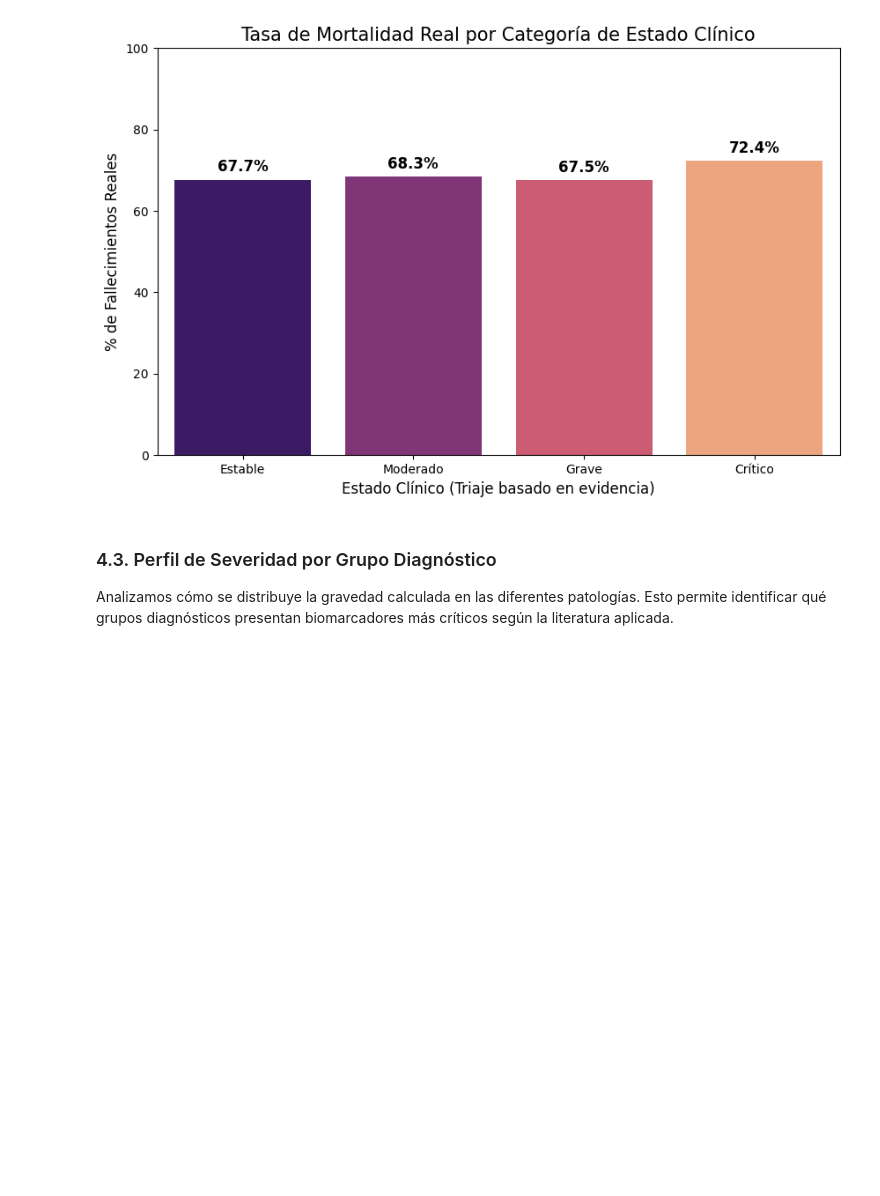
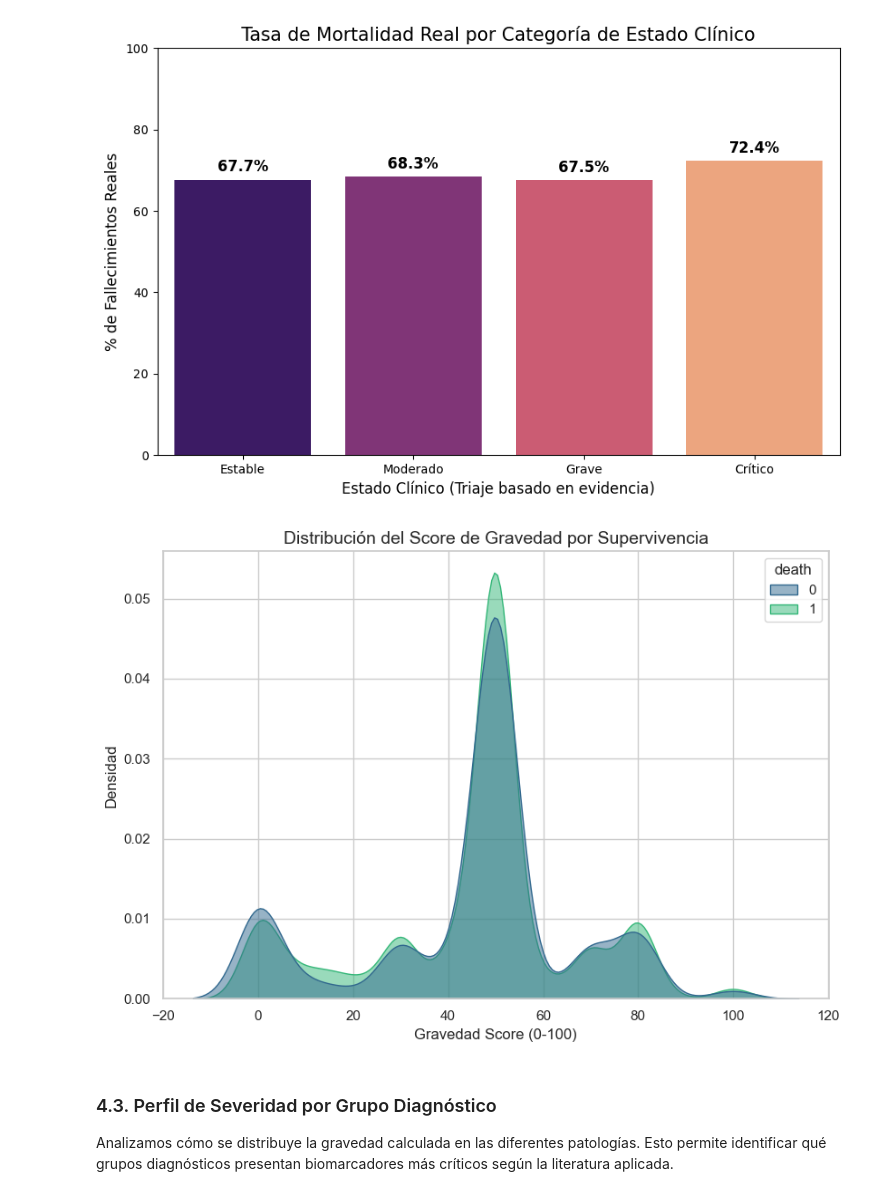
Before and after one commit to nrapun/proyecto_AA, a Jupyter notebook: notebook_proyectoAA.ipynb, the cells around one changed output. Drawn from its saved outputs; the diff is of its cells as text; code cells hidden in the pictures; blank space fills up the shorter version.

```diff
--- a/notebook_proyectoAA.ipynb
+++ b/notebook_proyectoAA.ipynb
@@ -529,6 +535,25 @@ for i, val in enumerate(mortalidad_estado.values):
 plt.show()
 # %% [output]
 [figure]
+# %%
+import matplotlib.pyplot as plt
+import seaborn as sns
+
+# Configuración de estilo
+sns.set_theme(style="whitegrid")
+plt.figure(figsize=(16, 6))
+
+# --- GRÁFICO 1: Densidad del Score de Gravedad ---
+plt.subplot(1, 2, 1)
+sns.kdeplot(data=df, x='gravedad_score', hue='death', fill=True, common_norm=False, palette='viridis', alpha=0.5)
+plt.title('Distribución del Score de Gravedad por Supervivencia', fontsize=14)
+plt.xlabel('Gravedad Score (0-100)', fontsize=12)
+plt.ylabel('Densidad', fontsize=12)
+
+plt.tight_layout()
+plt.show()
+# %% [output]
+[figure, added]
 # %% [markdown]
 ### 4.3. Perfil de Severidad por Grupo Diagnóstico
 Analizamos cómo se distribuye la gravedad calculada en las diferentes patologías. Esto permite identificar qué grupos diagnósticos presentan biomarcadores más críticos según la literatura aplicada.
```
Also changed, not shown: parts of 4 cells of this notebook.
